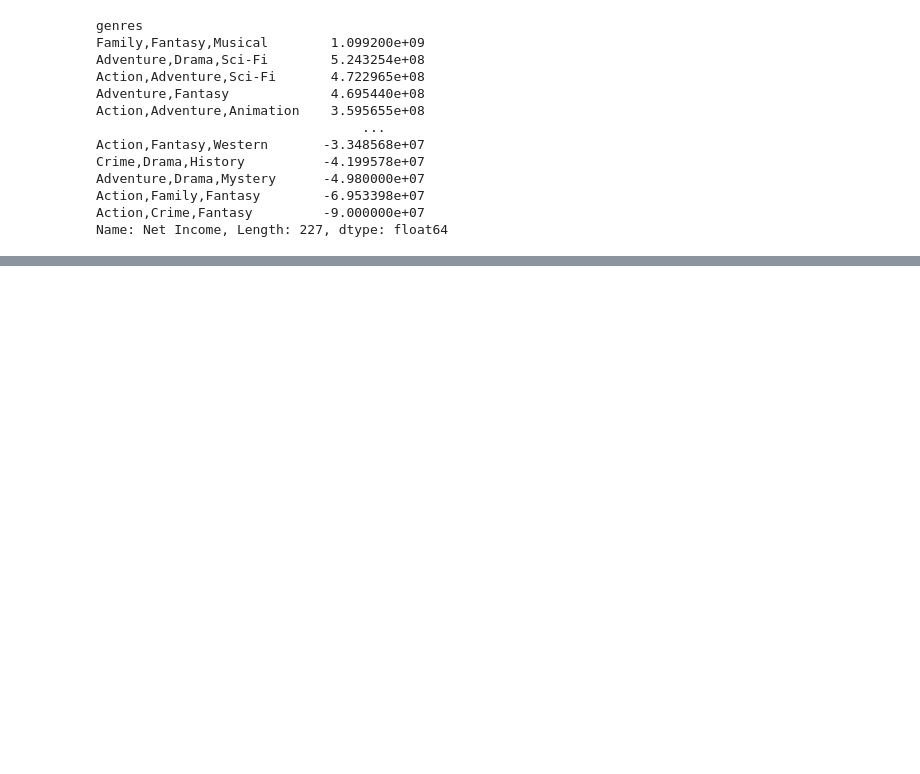
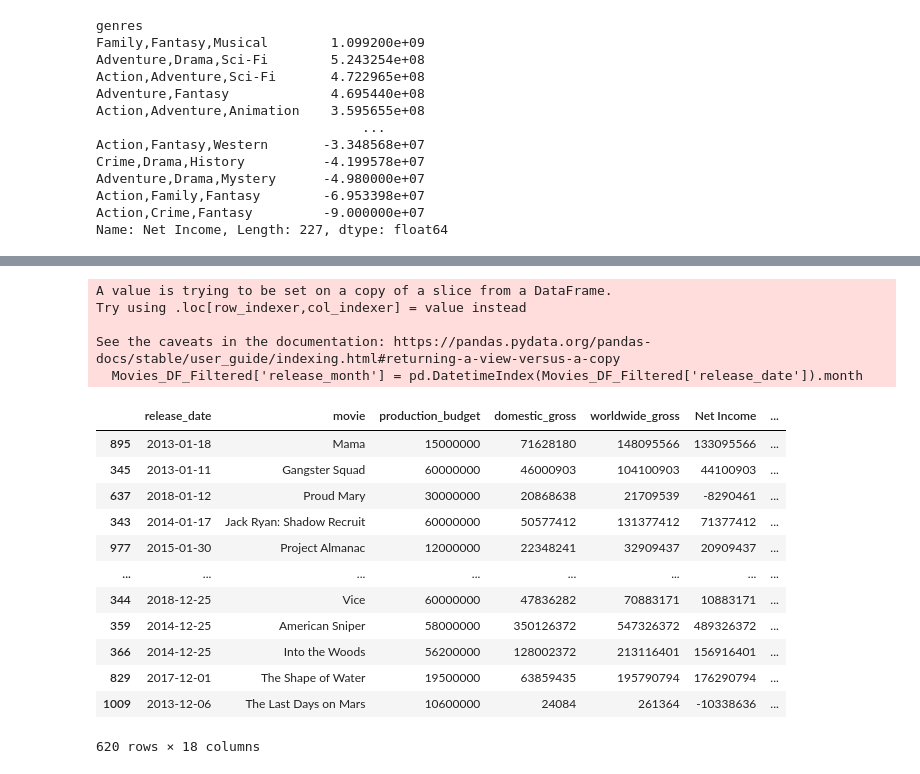
Before and after one commit to learn-co-curriculum/dsc-phase-1-project-v2-4, a Jupyter notebook: student.ipynb, the cells around one changed output, grey strips where cells are left out. Cells and saved outputs as stored; diff of their text form; code cells hidden in the pictures; blank space fills up the shorter version.

```diff
--- a/student.ipynb
+++ b/student.ipynb
@@ -461,0 +483,25 @@ Name: genres, dtype: int64
+# %%
+Movies_DF_Filtered['release_month'] = pd.DatetimeIndex(Movies_DF_Filtered['release_date']).month
+# %% [output]
+A value is trying to be set on a copy of a slice from a DataFrame.
+Try using .loc[row_indexer,col_indexer] = value instead
+
+See the caveats in the documentation: https://pandas.pydata.org/pandas-docs/stable/user_guide/indexing.html#returning-a-view-versus-a-copy
+  Movies_DF_Filtered['release_month'] = pd.DatetimeIndex(Movies_DF_Filtered['release_date']).month
+# %%
+Movies_DF_Month = Movies_DF_Filtered.sort_values(by='release_month')
+Movies_DF_Month
+# %% [output]
+|  | release_date | movie | production_budget | domestic_gross | worldwide_gross | Net Income | ... |
+| 895 | 2013-01-18 | Mama | 15000000 | 71628180 | 148095566 | 133095566 | ... |
+| 345 | 2013-01-11 | Gangster Squad | 60000000 | 46000903 | 104100903 | 44100903 | ... |
+| 637 | 2018-01-12 | Proud Mary | 30000000 | 20868638 | 21709539 | -8290461 | ... |
+| 343 | 2014-01-17 | Jack Ryan: Shadow Recruit | 60000000 | 50577412 | 131377412 | 71377412 | ... |
+| 977 | 2015-01-30 | Project Almanac | 12000000 | 22348241 | 32909437 | 20909437 | ... |
+| ... | ... | ... | ... | ... | ... | ... | ... |
+| 344 | 2018-12-25 | Vice | 60000000 | 47836282 | 70883171 | 10883171 | ... |
+| 359 | 2014-12-25 | American Sniper | 58000000 | 350126372 | 547326372 | 489326372 | ... |
+| 366 | 2014-12-25 | Into the Woods | 56200000 | 128002372 | 213116401 | 156916401 | ... |
+| 829 | 2017-12-01 | The Shape of Water | 19500000 | 63859435 | 195790794 | 176290794 | ... |
+| 1009 | 2013-12-06 | The Last Days on Mars | 10600000 | 24084 | 261364 | -10338636 | ... |
+620 rows × 18 columns
```
Also changed, not shown: parts of 12 cells of this notebook.
